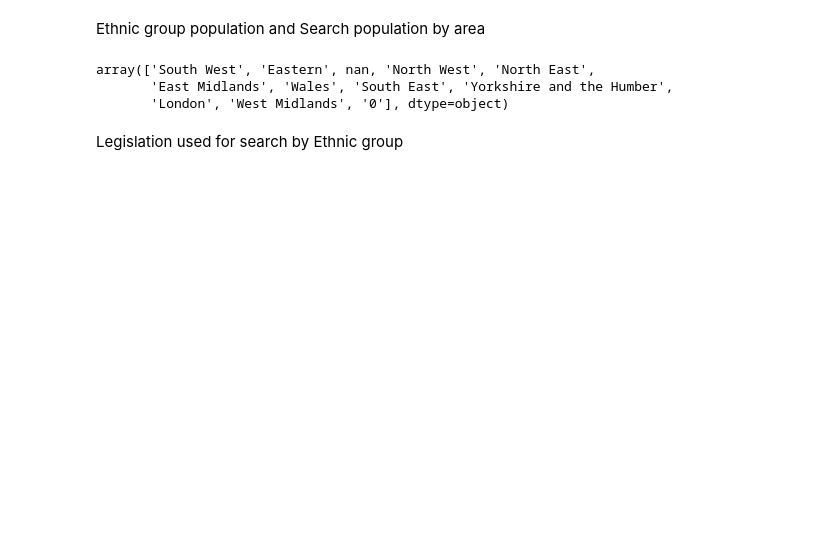
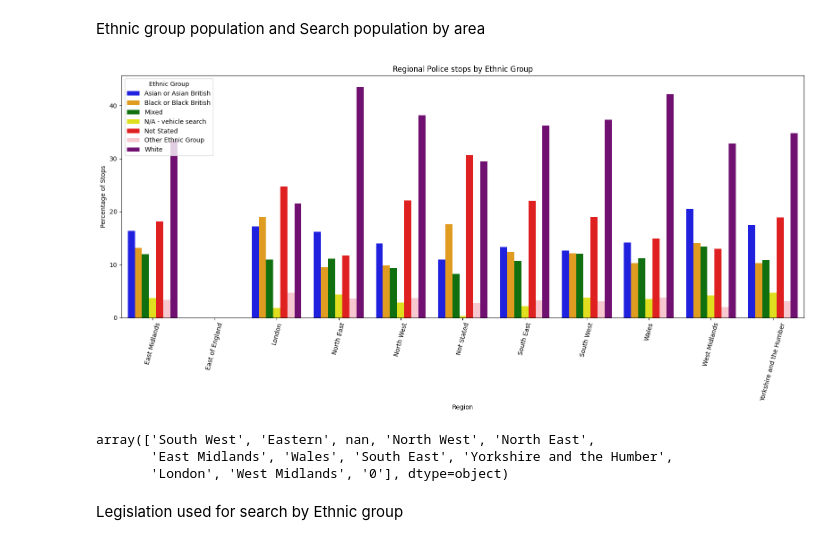
Before and after one commit to elliecheshire/Stop_and_Search, a Jupyter notebook: Stop_Search_analysis.ipynb, the cells around one changed output. Cells and saved outputs as stored; diff of their text form; code cells hidden in the pictures; blank space fills up the shorter version.

```diff
--- a/Stop_Search_analysis.ipynb
+++ b/Stop_Search_analysis.ipynb
@@ -204,7 +205,7 @@ ethnicity_population = (ethnicity_population / total_percentage) * 100
 ethnic_group_searches['search_percentage'] = (ethnic_group_searches['count'] / total_stops) * 100
 
 # merge data frames
-#ethnic_group_searches = pd.merge(ethnic_group_searches, ethnicity_population, on = 'ethnic_group', how = 'left')
+ethnic_group_searches = pd.merge(ethnic_group_searches, ethnicity_population, on = 'ethnic_group', how = 'left')
 
 #figure
 
@@ -246,5 +256,45 @@ plt.show()
 # %% [markdown]
 Ethnic group population and Search population by area
+# %%
+regional_ethnicity
+ethnic_group_searches
+
+custom_palette = {'White':'Purple',
+                  'Asian or Asian British':'Blue',
+                  'Black or Black British':'Orange',
+                  'Mixed':'Green',
+                  'Other Ethnic Group':'Pink',
+                  'N/A - vehicle search':'Yellow',
+                  'Not Stated':'Red'
+                  }
+
+region_summary = combined_data.groupby(['region','ethnic_group']).size().reset_index(name='Stops')
+
+region_total_stops['Total Stops in Region'] = region_summary.groupby('region')['Stops'].sum()
+region_total_stops
+
+region_summary = pd.merge(region_summary, region_total_stops, on='region', how='left')
+region_summary['Percentage of Stops'] = (region_summary['Stops'] / region_summary['Total Stops in Region']) * 100
+region_summary
+
+
+plt.figure(figsize=(16,8))
+sns.barplot(
+    data = region_summary,
+    x='region',
+    y='Percentage of Stops',
+    hue='ethnic_group',
+    palette=custom_palette
+)
+plt.title('Regional Police stops by Ethnic Group')
+plt.xlabel('Region')
+plt.ylabel('Percentage of Stops')
+plt.legend(title='Ethnic Group')
+plt.xticks(rotation=75)
+plt.tight_layout()
+plt.show()
+# %% [output]
+[figure, added]
 # %%
 combined_data['region'].unique()
 # %% [output]
```
Also changed, not shown: parts of 3 cells of this notebook.
